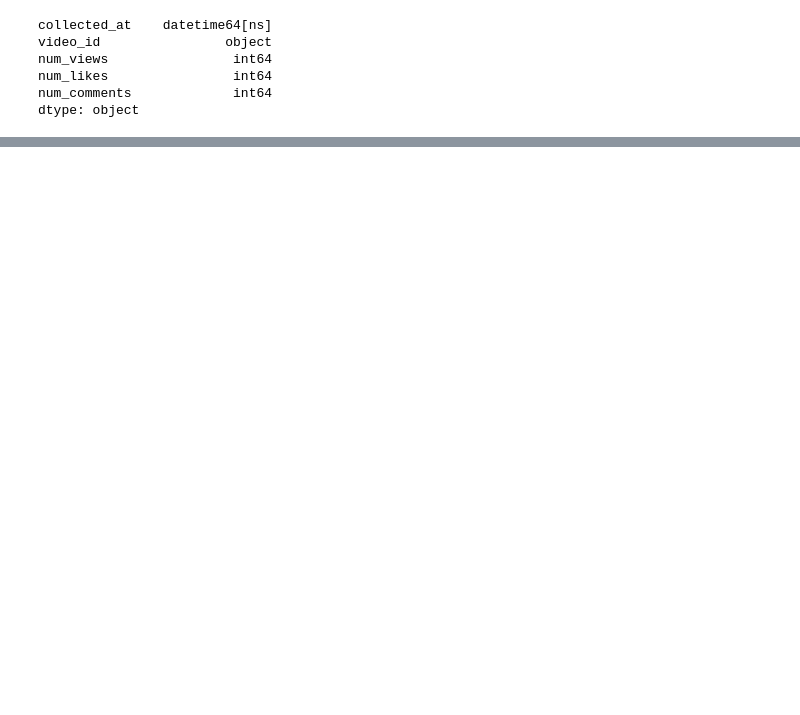
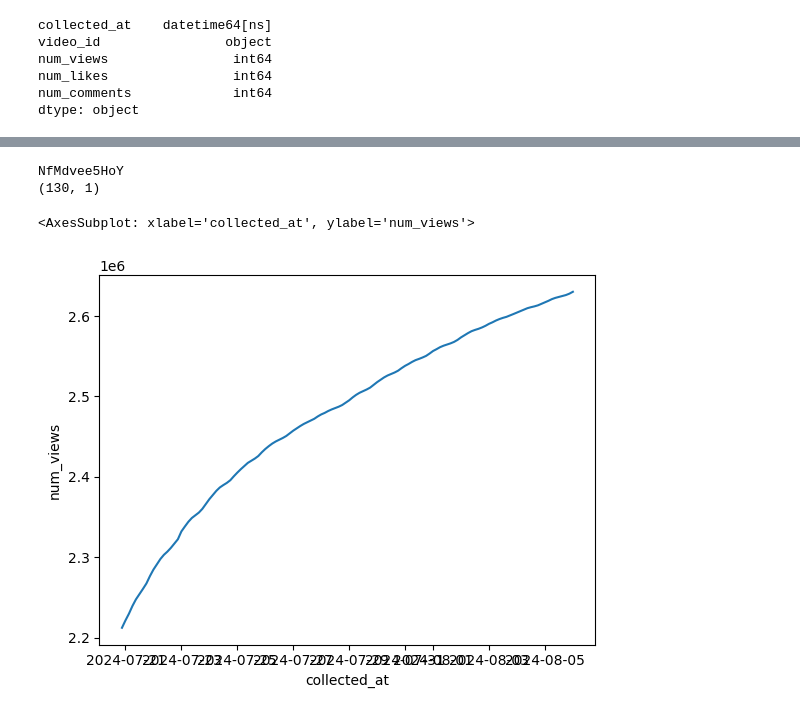
Before and after one commit to AndrewDettor/YouTubeMostPopularVideos, a Jupyter notebook: time_series_EDA.ipynb, the cells around one changed output, grey strips where cells are left out. Drawn from its saved outputs; the diff is of its cells as text; code cells hidden in the pictures; blank space fills up the shorter version.

```diff
--- a/time_series_EDA.ipynb
+++ b/time_series_EDA.ipynb
@@ -120,0 +185,12 @@ NameError: name 'video_fact' is not defined
+# %%
+id = id_counts.sample(1).index[0]
+print(vid_id)
+id_data = video_fact.loc[video_fact["video_id"] == id, ["collected_at", "num_views"]]
+id_data.set_index("collected_at", inplace=True)
+print(id_data.shape)
+sns.lineplot(x=id_data.index, y=id_data["num_views"])
+# %% [output]
+NfMdvee5HoY
+(130, 1)
+<AxesSubplot: xlabel='collected_at', ylabel='num_views'>
+[figure, added]
```
Also changed, not shown: parts of 16 cells of this notebook.
